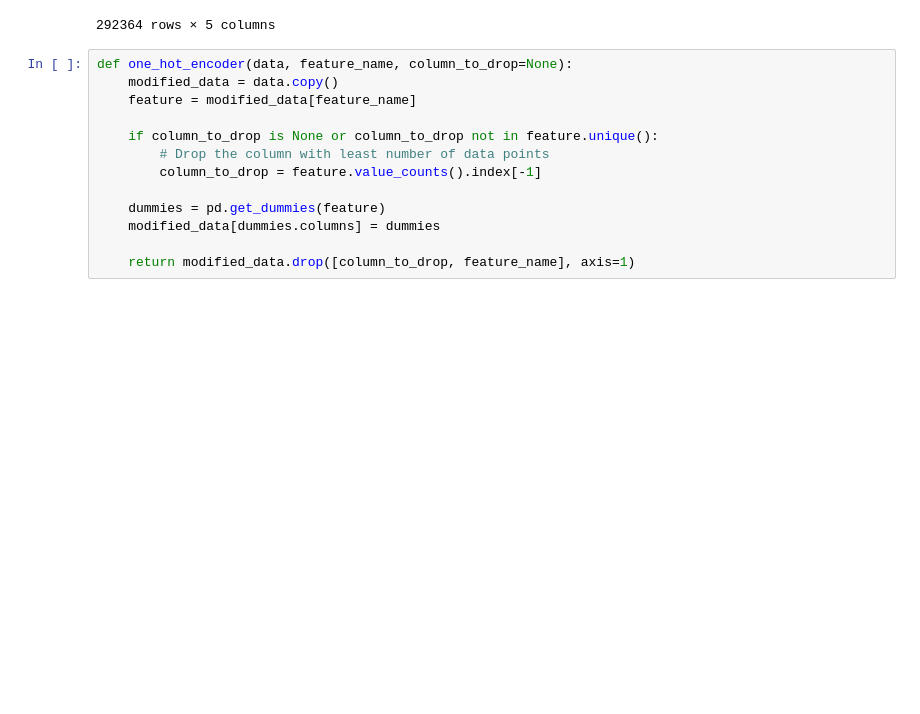
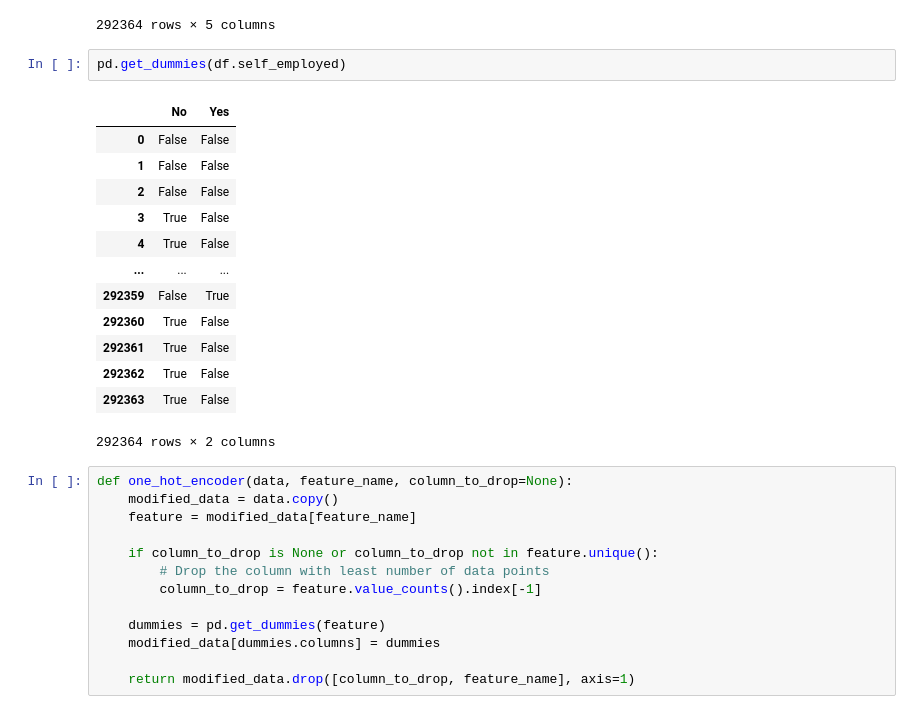
Before and after one commit to bhandariarun/KMC_Project, a Jupyter notebook: Minor_Project_Machine_Learning.ipynb, the cells around one changed output. Drawn from its saved outputs; the diff is of its cells as text; blank space fills up the shorter version.

```diff
--- a/Minor_Project_Machine_Learning.ipynb
+++ b/Minor_Project_Machine_Learning.ipynb
@@ -414,6 +465,22 @@ pd.get_dummies(df.Occupation)
 | 292362 | True | False | False | False | False |
 | 292363 | True | False | False | False | False |
 292364 rows × 5 columns
+# %%
+pd.get_dummies(df.self_employed)
+# %% [output]
+|  | No | Yes |
+| 0 | False | False |
+| 1 | False | False |
+| 2 | False | False |
+| 3 | True | False |
+| 4 | True | False |
+| ... | ... | ... |
+| 292359 | False | True |
+| 292360 | True | False |
+| 292361 | True | False |
+| 292362 | True | False |
+| 292363 | True | False |
+292364 rows × 2 columns
 # %%
 def one_hot_encoder(data, feature_name, column_to_drop=None):
     modified_data = data.copy()
```
Also changed, not shown: parts of 18 cells of this notebook.
